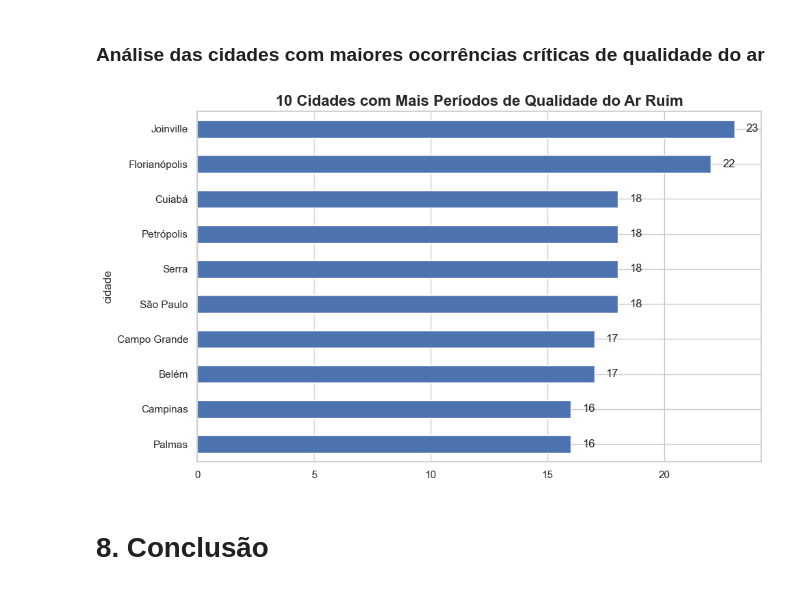
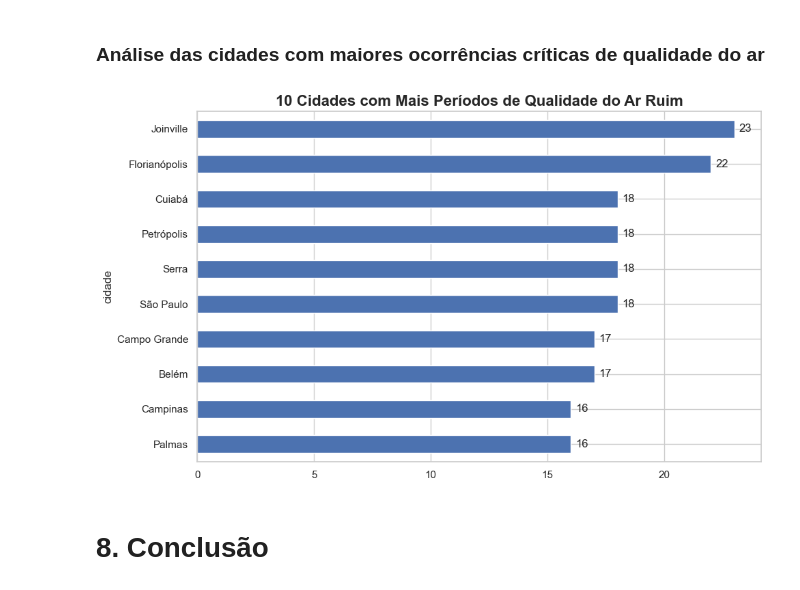
Before and after one commit to ScarpelliDavi/qualidade-ar-brasil, a Jupyter notebook: notebooks/analise_qualidade_ar.ipynb, the cells around one changed output. Drawn from its saved outputs; the diff is of its cells as text; code cells hidden in the pictures.

```diff
--- a/notebooks/analise_qualidade_ar.ipynb
+++ b/notebooks/analise_qualidade_ar.ipynb
@@ -358,29 +358,29 @@ plt.show()
 # %%
 cidades_criticas = (
     df[df["nivel_qualidade"] == "Ruim"]
     .groupby("cidade")
     .size()
     .sort_values(ascending=False)
     .head(10)
 )
 
 plt.figure(figsize=(10, 6))
 
 cidades_criticas.sort_values().plot(kind="barh")
 
 plt.title("10 Cidades com Mais Períodos de Qualidade do Ar Ruim", fontweight="bold", fontsize=16)
 plt.xlabel("Quantidade de períodos")
 plt.ylabel("Cidade")
 
 x = cidades_criticas.sort_values().plot(kind="barh")
 
 for i, valor in enumerate(cidades_criticas.sort_values()):
-    x.text(valor + 0.5, i, f"{valor}", va="center", fontsize=12)
+    x.text(valor + 0.2, i, f"{valor}", va="center", fontsize=12)
 
 plt.tight_layout()
 plt.show()
 # %% [output]
-[figure, old version]
+[figure, new version]
 # %% [markdown]
 # 8. Conclusão
 # %% [markdown]
```
Also changed, not shown: 2 other files.
